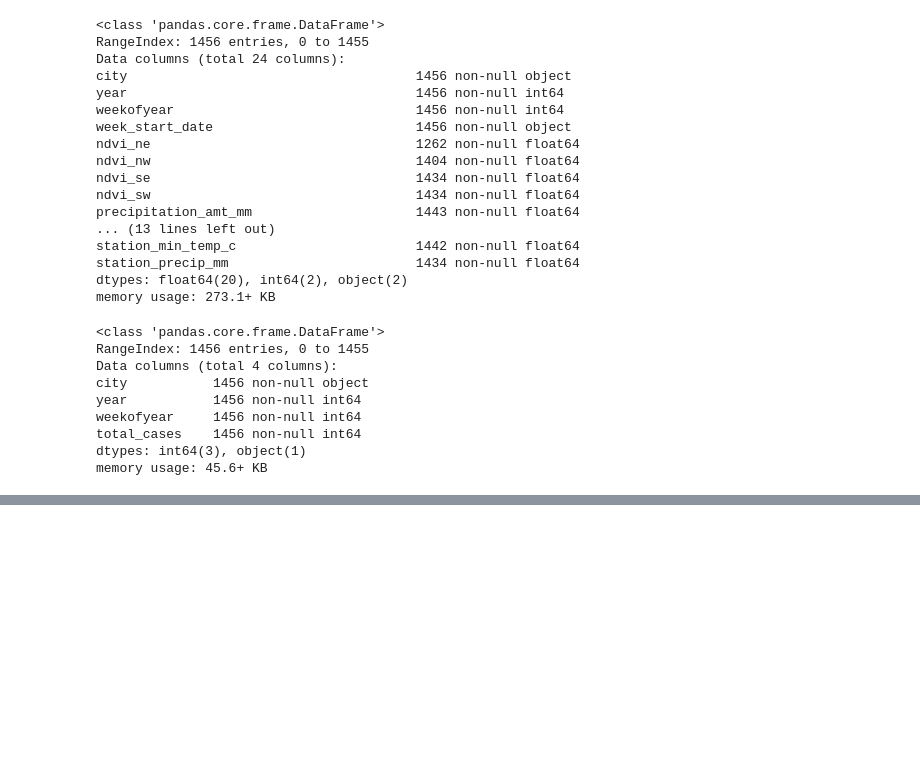
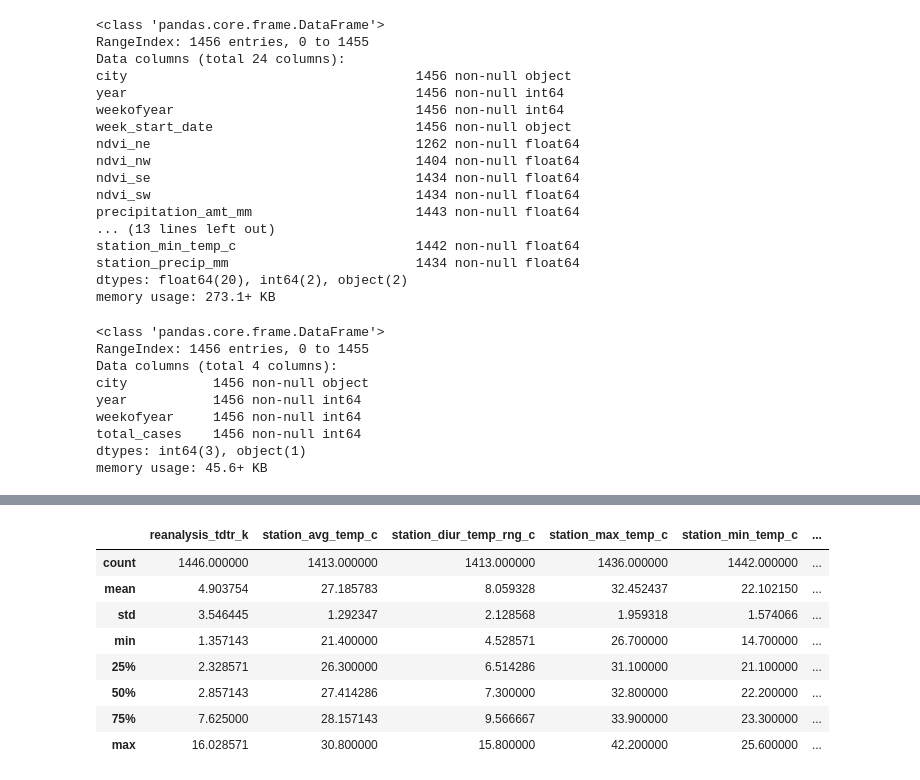
Before and after one commit to iEvidently/dsc-5-capstone-project-online-ds-pt-100118, a Jupyter notebook: dengue_fever_prediction.ipynb, the cells around one changed output, grey strips where cells are left out. Saved outputs shown, nothing was run; the diff lists cells and outputs as text; code cells hidden in the pictures; blank space fills up the shorter version.

```diff
--- a/dengue_fever_prediction.ipynb
+++ b/dengue_fever_prediction.ipynb
@@ -116,6 +153,18 @@ df_train.iloc[:,12:24].describe()
 | 50% | 302.400000 | 296.200000 | 27.245000 | 80.301429 | ... |
 | 75% | 305.500000 | 297.900000 | 52.200000 | 86.357857 | ... |
 | max | 314.000000 | 299.900000 | 570.500000 | 98.610000 | ... |
+# %%
+df_train.iloc[:,18:24].describe()
+# %% [output]
+|  | reanalysis_tdtr_k | station_avg_temp_c | station_diur_temp_rng_c | station_max_temp_c | station_min_temp_c | ... |
+| count | 1446.000000 | 1413.000000 | 1413.000000 | 1436.000000 | 1442.000000 | ... |
+| mean | 4.903754 | 27.185783 | 8.059328 | 32.452437 | 22.102150 | ... |
+| std | 3.546445 | 1.292347 | 2.128568 | 1.959318 | 1.574066 | ... |
+| min | 1.357143 | 21.400000 | 4.528571 | 26.700000 | 14.700000 | ... |
+| 25% | 2.328571 | 26.300000 | 6.514286 | 31.100000 | 21.100000 | ... |
+| 50% | 2.857143 | 27.414286 | 7.300000 | 32.800000 | 22.200000 | ... |
+| 75% | 7.625000 | 28.157143 | 9.566667 | 33.900000 | 23.300000 | ... |
+| max | 16.028571 | 30.800000 | 15.800000 | 42.200000 | 25.600000 | ... |
 # %%
 df_train.precipitation_amt_mm.hist()
 # %% [output]
```
Also changed, not shown: parts of 9 cells of this notebook, 4 other files.
